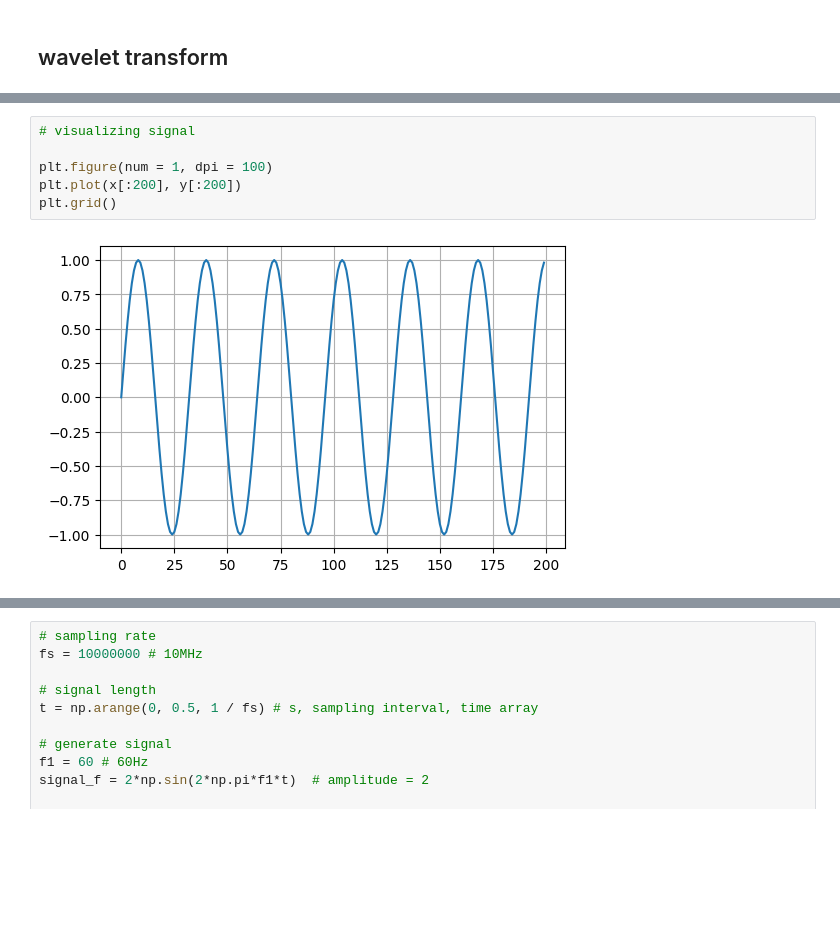
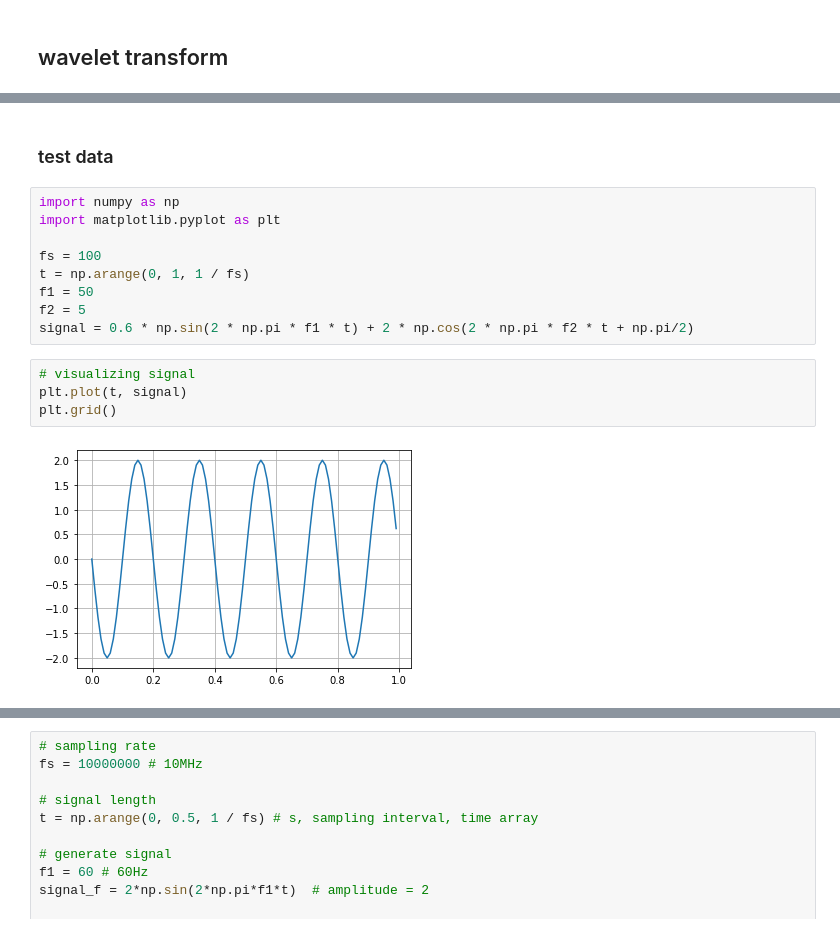
Before and after one commit to blue-monkey0/SideProject, a Jupyter notebook: Arc-Fault/wavelet_transform.ipynb, the cells around one changed output, grey strips where cells are left out. Drawn from its saved outputs; the diff is of its cells as text; blank space fills up the shorter version.

```diff
--- a/Arc-Fault/wavelet_transform.ipynb
+++ b/Arc-Fault/wavelet_transform.ipynb
@@ -14,8 +3,17 @@ plt.show()
+# %% [markdown]
+### test data
+# %%
+import numpy as np
+import matplotlib.pyplot as plt
+
+fs = 100
+t = np.arange(0, 1, 1 / fs)
+f1 = 50
+f2 = 5
+signal = 0.6 * np.sin(2 * np.pi * f1 * t) + 2 * np.cos(2 * np.pi * f2 * t + np.pi/2)
 # %%
 # visualizing signal
-
-plt.figure(num = 1, dpi = 100)
-plt.plot(x[:200], y[:200])
+plt.plot(t, signal)
 plt.grid()
 # %% [output]
-[figure, old version]
+[figure, new version]
```
Also changed, not shown: parts of 22 cells of this notebook, 1 other file.
